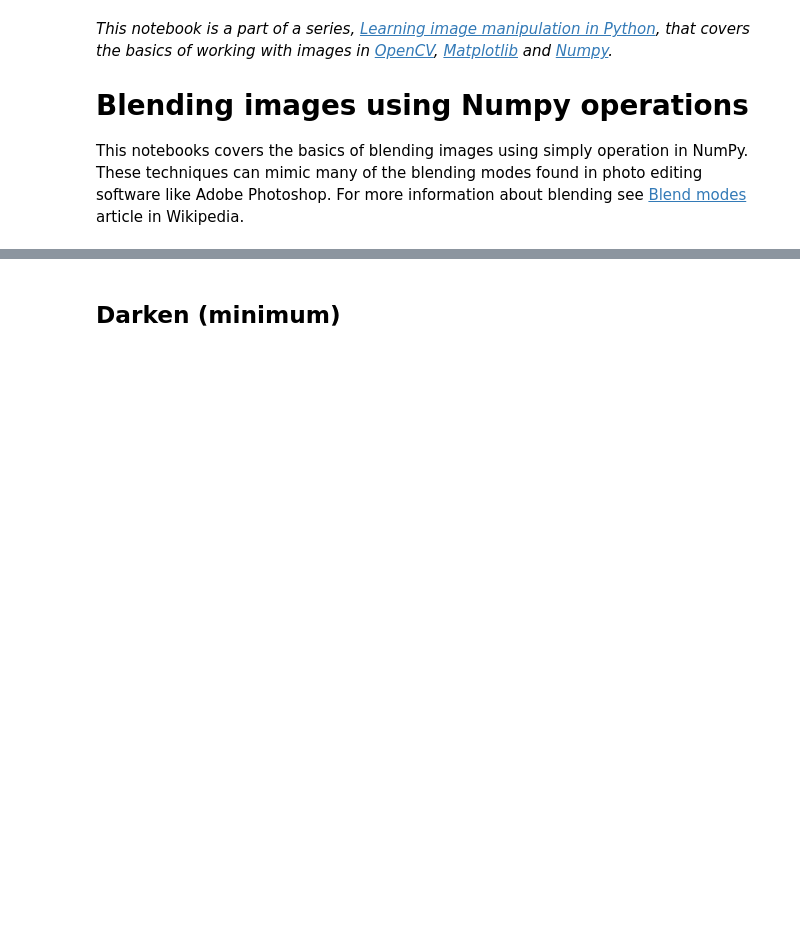
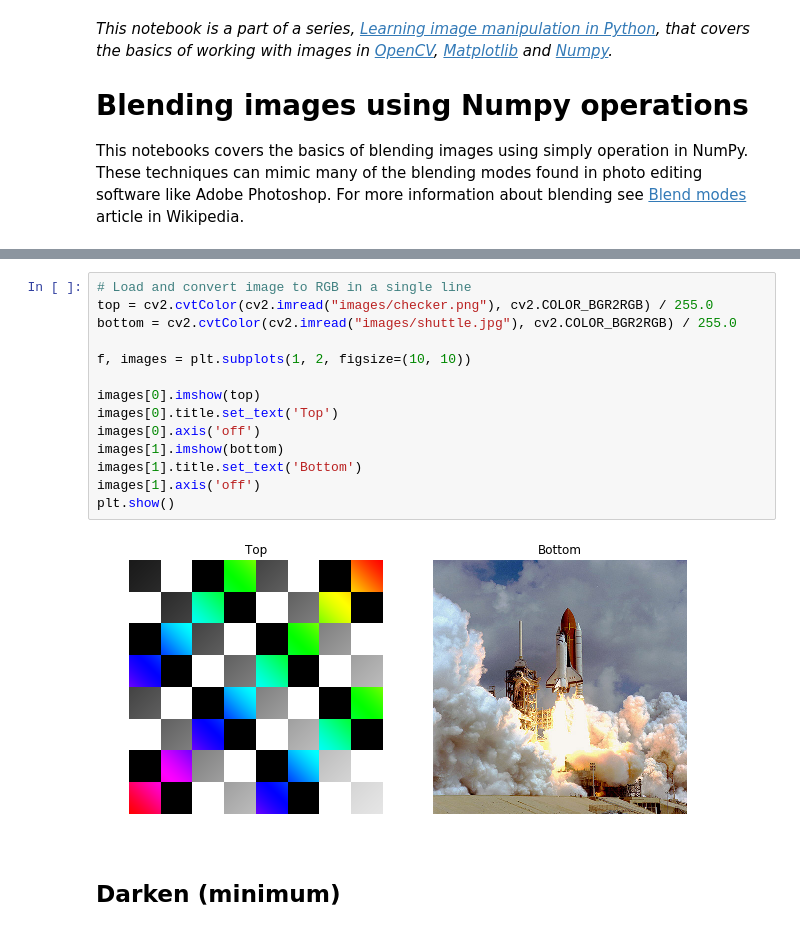
Before and after one commit to Algorithmic-Lens/Learning-image-manipulation-in-Python, a Jupyter notebook: 02_ImageBlendingOperations.ipynb, the cells around one changed output, grey strips where cells are left out. Saved outputs shown, nothing was run; the diff lists cells and outputs as text; blank space fills up the shorter version.

```diff
--- a/02_ImageBlendingOperations.ipynb
+++ b/02_ImageBlendingOperations.ipynb
@@ -23,3 +24,19 @@ showImage( image, title='%d high by %d wide, %d channels' % image.shape )
+# %%
+# Load and convert image to RGB in a single line
+top = cv2.cvtColor(cv2.imread("images/checker.png"), cv2.COLOR_BGR2RGB) / 255.0
+bottom = cv2.cvtColor(cv2.imread("images/shuttle.jpg"), cv2.COLOR_BGR2RGB) / 255.0
+
+f, images = plt.subplots(1, 2, figsize=(10, 10))
+
+images[0].imshow(top)
+images[0].title.set_text('Top')
+images[0].axis('off')
+images[1].imshow(bottom)
+images[1].title.set_text('Bottom')
+images[1].axis('off')
+plt.show()
+# %% [output]
+[figure, added]
 # %% [markdown]
 ## Darken (minimum)
 # %%
```
Also changed, not shown: parts of 15 cells of this notebook, 2 other files.
